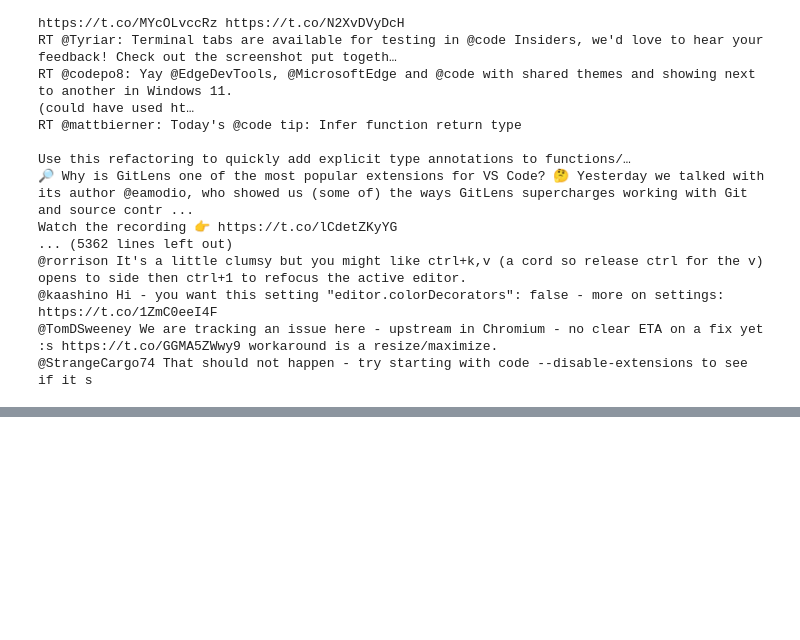
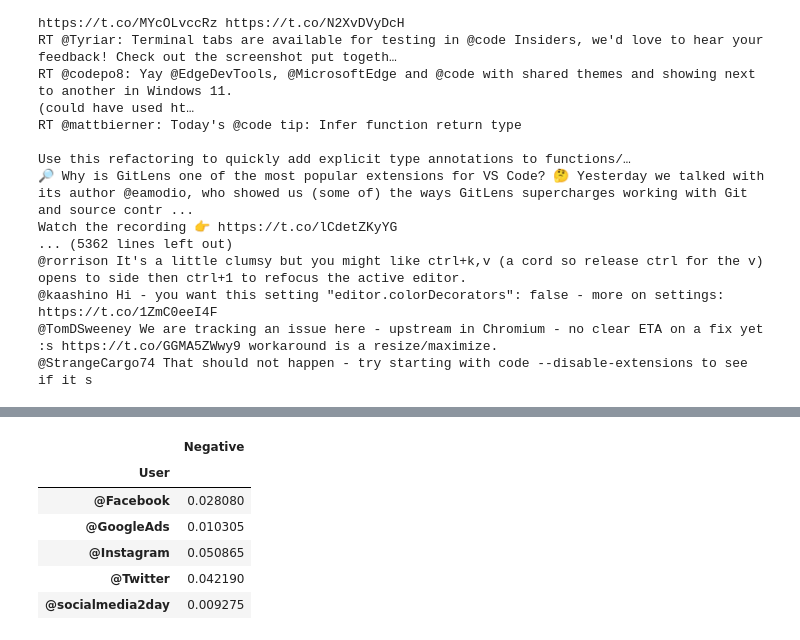
Before and after one commit to isaacm13/Twitter-Project, a Jupyter notebook: Main Code - Tweepy Project.ipynb, the cells around one changed output, grey strips where cells are left out. Drawn from its saved outputs; the diff is of its cells as text; code cells hidden in the pictures; blank space fills up the shorter version.

```diff
--- a/Main Code - Tweepy Project.ipynb
+++ b/Main Code - Tweepy Project.ipynb
@@ -491,0 +487,12 @@ neg_score_table.plot(kind='bar')
+# %%
+#Collect the compound values for each news source
+score_table = df.pivot_table(index='User',  values="Negative", aggfunc = np.mean)
+score_table
+# %% [output]
+|  | Negative |
+| User |  |
+| @Facebook | 0.028080 |
+| @GoogleAds | 0.010305 |
+| @Instagram | 0.050865 |
+| @Twitter | 0.042190 |
+| @socialmedia2day | 0.009275 |
```
Also changed, not shown: parts of 38 cells of this notebook, 2 other files.
